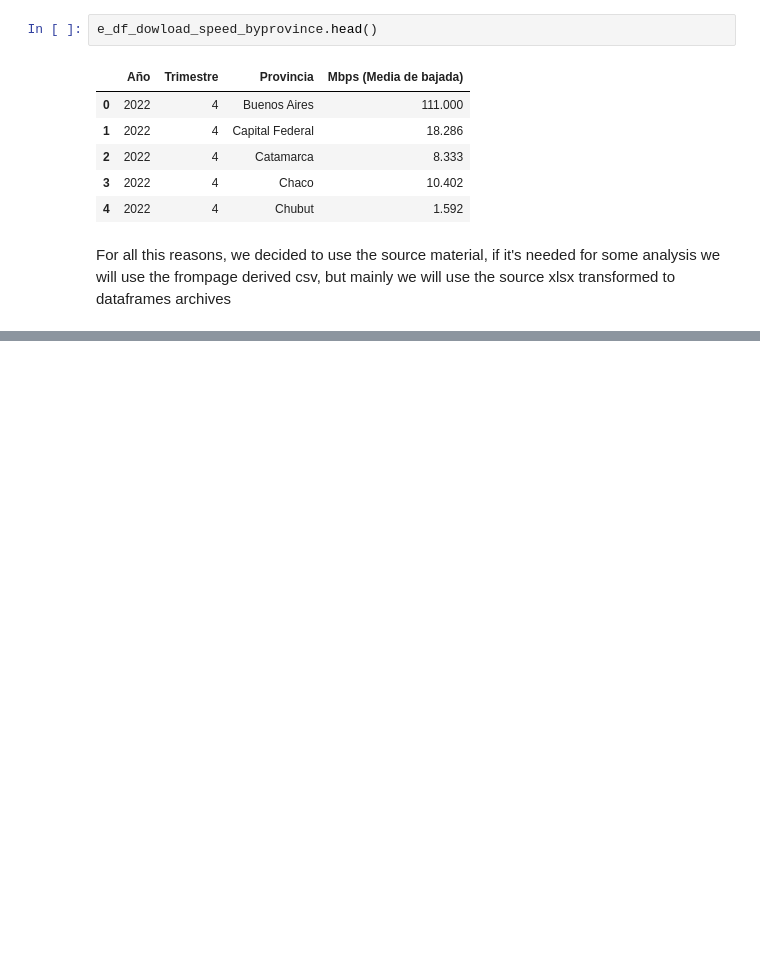
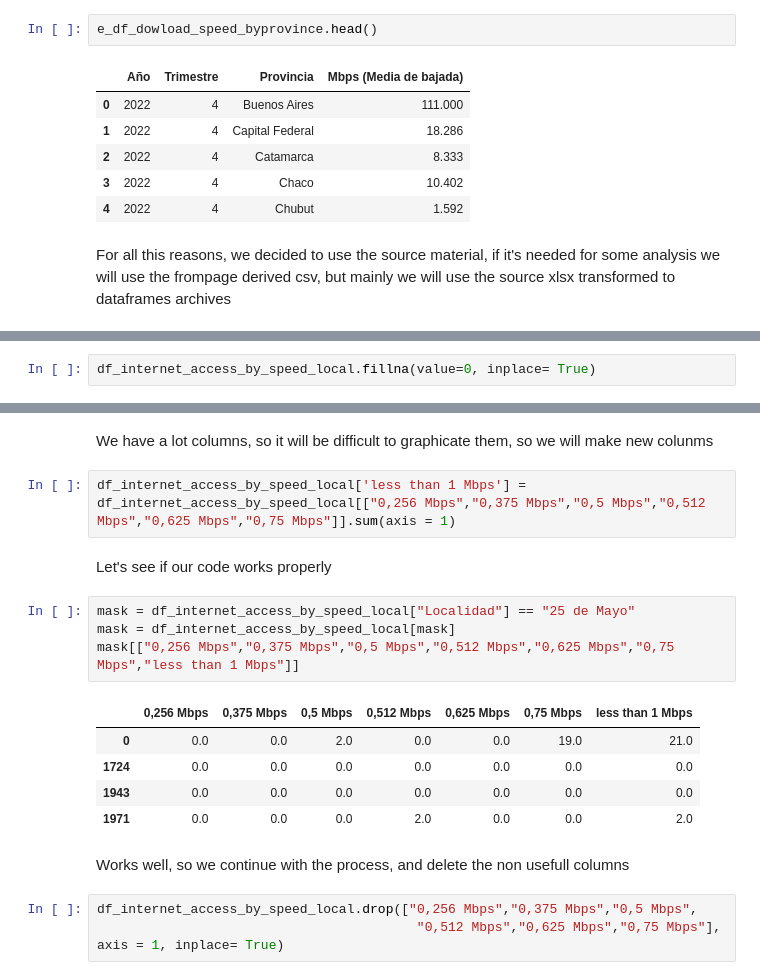
Before and after one commit to pablorobba/Data_Analyst_Telecomunication_project, a Jupyter notebook: 2 - EDA.ipynb, the cells around one changed output, grey strips where cells are left out. Cells and saved outputs as stored; diff of their text form; blank space fills up the shorter version.

```diff
--- a/2 - EDA.ipynb
+++ b/2 - EDA.ipynb
@@ -232,0 +247,2 @@ For all this reasons, we decided to use the source material, if it's needed for
+# %%
+df_internet_access_by_speed_local.fillna(value=0, inplace= True)
@@ -232,0 +272,21 @@ For all this reasons, we decided to use the source material, if it's needed for
+# %% [markdown]
+We have a lot columns, so it will be difficult to graphicate them, so we will make new colunms
+# %%
+df_internet_access_by_speed_local['less than 1 Mbps'] = df_internet_access_by_speed_local[["0,256 Mbps","0,375 Mbps","0,5 Mbps","0,512 Mbps","0,625 Mbps","0,75 Mbps"]].sum(axis = 1)
+# %% [markdown]
+Let's see if our code works properly
+# %%
+mask = df_internet_access_by_speed_local["Localidad"] == "25 de Mayo"
+mask = df_internet_access_by_speed_local[mask]
+mask[["0,256 Mbps","0,375 Mbps","0,5 Mbps","0,512 Mbps","0,625 Mbps","0,75 Mbps","less than 1 Mbps"]]
+# %% [output]
+|  | 0,256 Mbps | 0,375 Mbps | 0,5 Mbps | 0,512 Mbps | 0,625 Mbps | 0,75 Mbps | less than 1 Mbps |
+| 0 | 0.0 | 0.0 | 2.0 | 0.0 | 0.0 | 19.0 | 21.0 |
+| 1724 | 0.0 | 0.0 | 0.0 | 0.0 | 0.0 | 0.0 | 0.0 |
+| 1943 | 0.0 | 0.0 | 0.0 | 0.0 | 0.0 | 0.0 | 0.0 |
+| 1971 | 0.0 | 0.0 | 0.0 | 2.0 | 0.0 | 0.0 | 2.0 |
+# %% [markdown]
+Works well, so we continue with the process, and delete the non usefull columns
+# %%
+df_internet_access_by_speed_local.drop(["0,256 Mbps","0,375 Mbps","0,5 Mbps",
+                                         "0,512 Mbps","0,625 Mbps","0,75 Mbps"], axis = 1, inplace= True)
```
Also changed, not shown: parts of 24 cells of this notebook.
